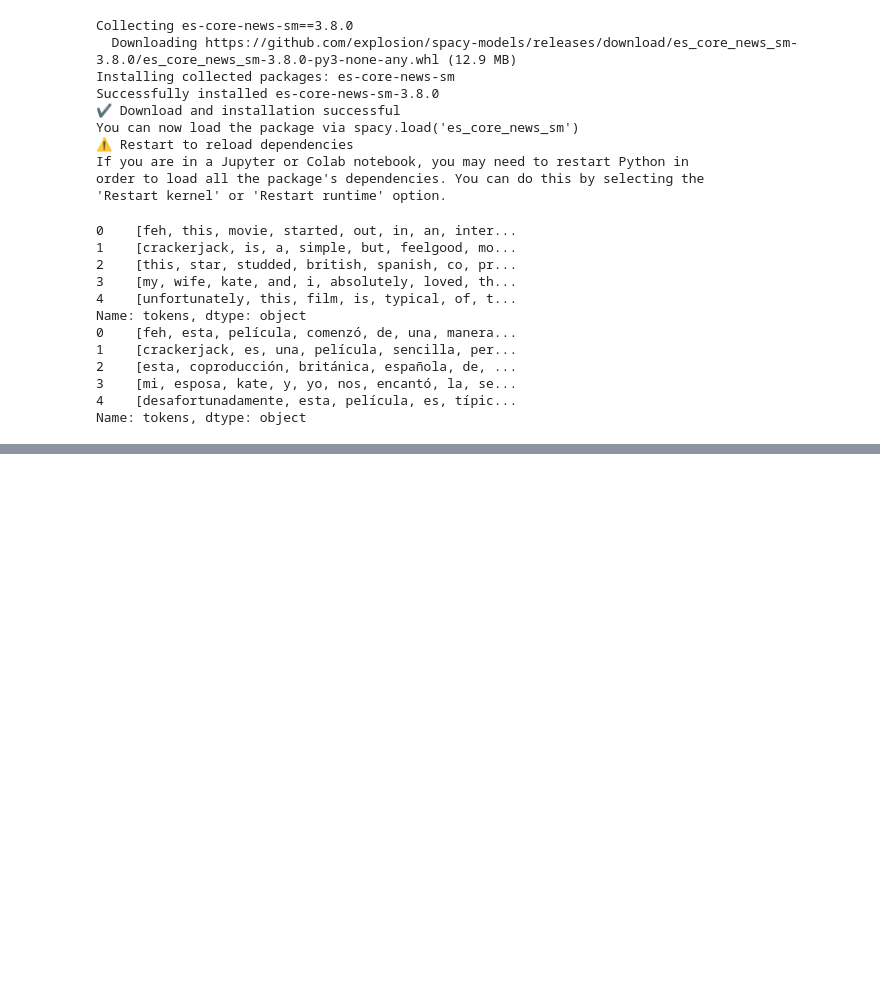
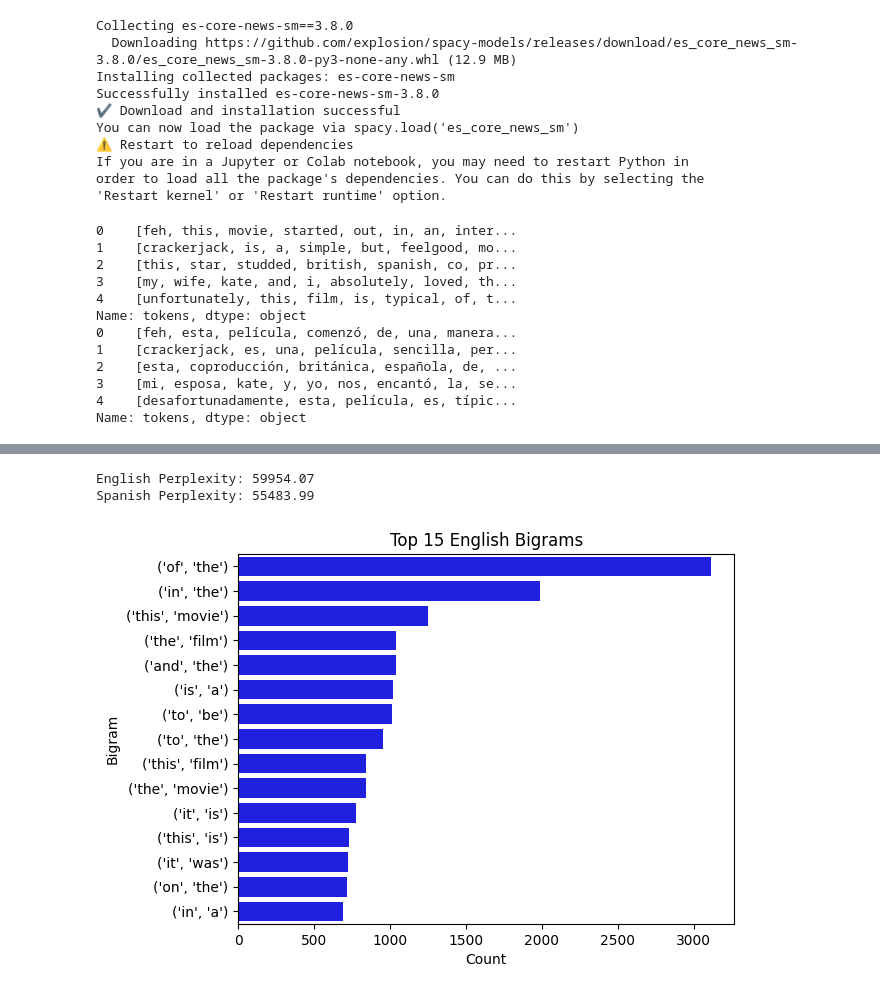
Before and after one commit to Meshal6299/multilingual-movie-reviews-NLP, a Jupyter notebook: notebooks/02_tokenization_ngram_pos.ipynb, the cells around one changed output, grey strips where cells are left out. Saved outputs shown, nothing was run; the diff lists cells and outputs as text; code cells hidden in the pictures; blank space fills up the shorter version.

Commit message:
bigram implementation

```diff
--- a/notebooks/02_tokenization_ngram_pos.ipynb
+++ b/notebooks/02_tokenization_ngram_pos.ipynb
@@ -106 +108,49 @@ display(token_stats)
 | 1 | Spanish | 234.35 | 468704 | 41261 |
+# %%
+# Flatten token lists into one long list
+tokens_en = [token for tokens in eng["tokens"] for token in tokens]
+tokens_es = [token for tokens in spa["tokens"] for token in tokens]
+
+# Create bigram models
+bigrams_en = list(ngrams(tokens_en, 2))
+bigrams_es = list(ngrams(tokens_es, 2))
+
+# Count frequencies
+model_en = Counter(bigrams_en)
+model_es = Counter(bigrams_es)
+# %%
+def calculate_perplexity(model, test_tokens, n=2):
+    N = len(test_tokens)
+    ngrams_list = list(ngrams(test_tokens, n))
+    total_count = sum(model.values())
+    vocab_size = len(model)
+
+    log_prob = 0
+    for ng in ngrams_list:
+        prob = (model[ng] + 1) / (total_count + vocab_size)  # Laplace smoothing
+        log_prob += -math.log(prob)
+    perplexity = math.exp(log_prob / N)
+    return perplexity
+
+# Use first 500 tokens as test data
+test_en = tokens_en[:500]
+test_es = tokens_es[:500]
+
+pp_en = calculate_perplexity(model_en, test_en)
+pp_es = calculate_perplexity(model_es, test_es)
+
+print(f"English Perplexity: {pp_en:.2f}")
+print(f"Spanish Perplexity: {pp_es:.2f}")
+# %% [output]
+English Perplexity: 59954.07
+Spanish Perplexity: 55483.99
+# %%
+# Top 15 English bigrams
+df_en = pd.DataFrame(model_en.most_common(15), columns=["Bigram", "Count"])
+df_en["Bigram"] = df_en["Bigram"].astype(str)
+
+sns.barplot(data=df_en, y="Bigram", x="Count", color="blue")
+plt.title("Top 15 English Bigrams")
+plt.show()
+# %% [output]
+[figure, added]
```
Also changed, not shown: parts of 4 cells of this notebook.
